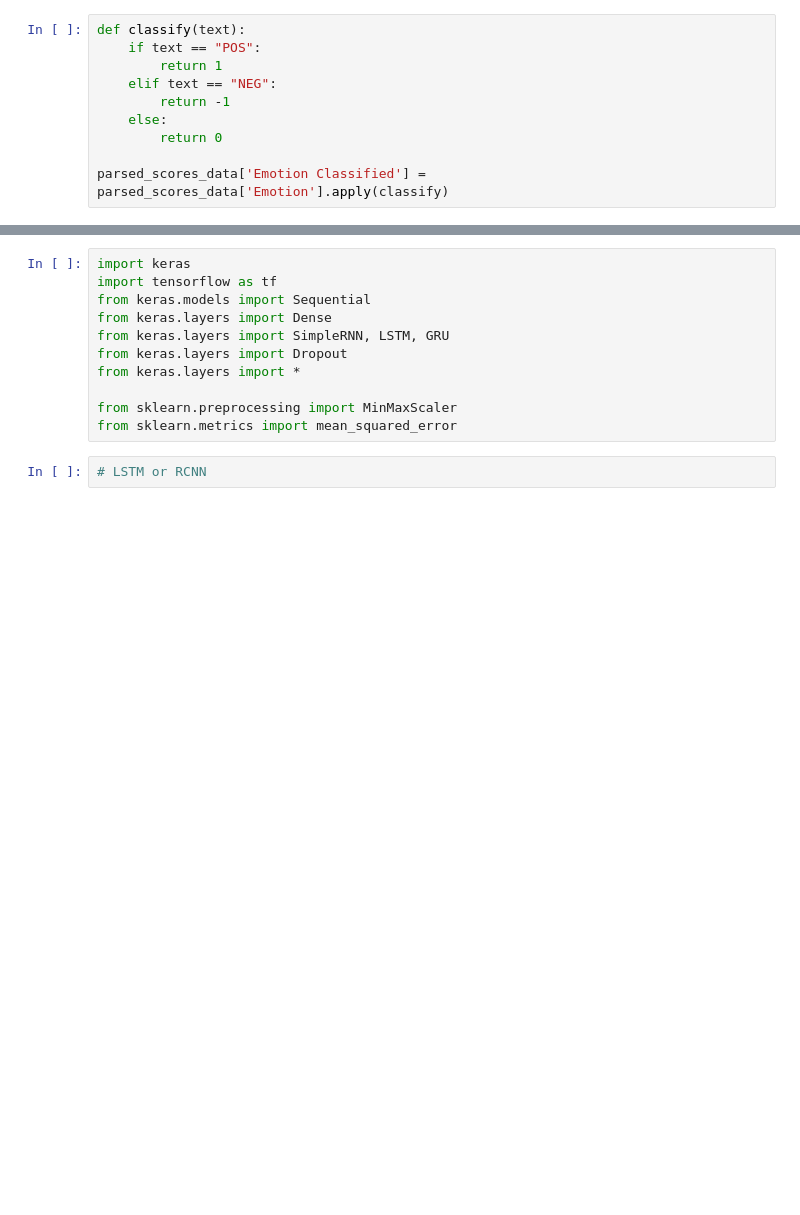
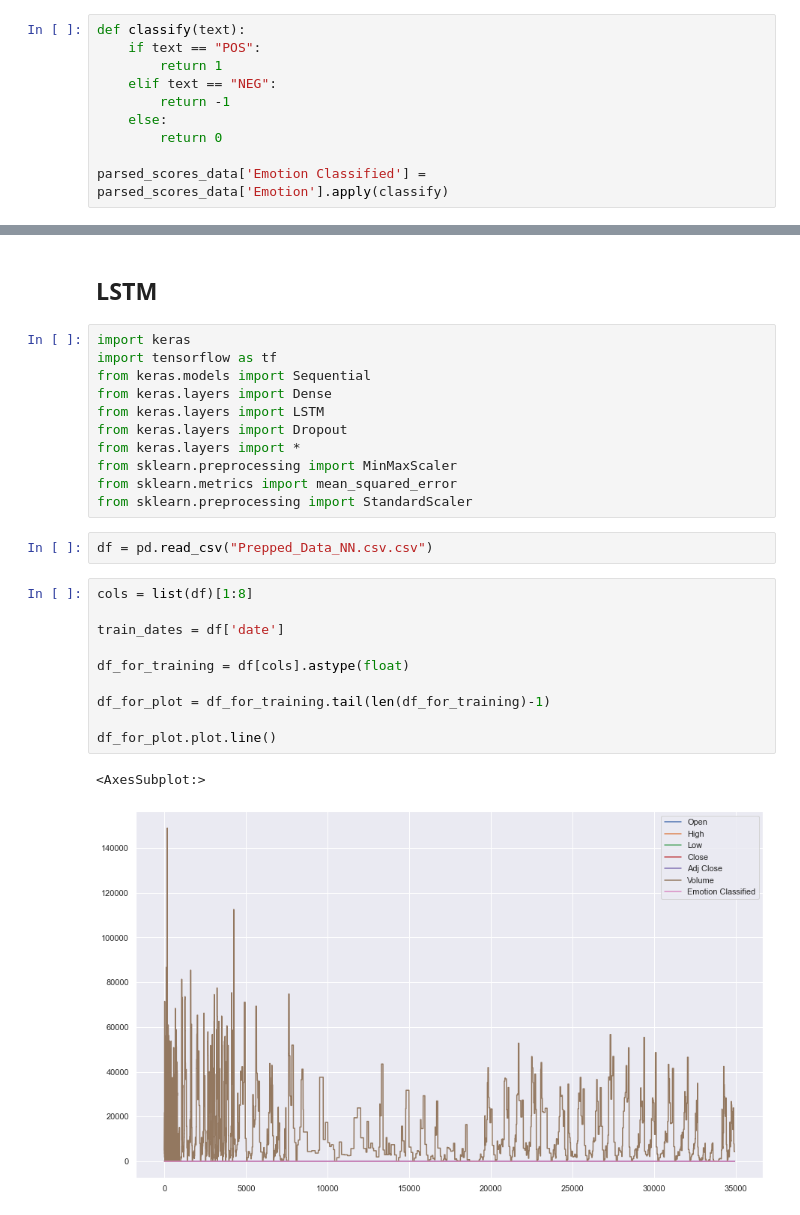
Before and after one commit to bhuwan1998/Sentiment_Analysis, a Jupyter notebook: Final_Data_Processing.ipynb, the cells around one changed output, grey strips where cells are left out. Saved outputs shown, nothing was run; the diff lists cells and outputs as text; blank space fills up the shorter version.

```diff
--- a/Final_Data_Processing.ipynb
+++ b/Final_Data_Processing.ipynb
@@ -219,13 +225,28 @@ train_model_data = stock_df.rename(columns={'date': 'ds', 'Adj Close': 'y'})
+# %% [markdown]
+## LSTM
 # %%
 import keras
 import tensorflow as tf
 from keras.models import Sequential
 from keras.layers import Dense
-from keras.layers import SimpleRNN, LSTM, GRU
+from keras.layers import LSTM
 from keras.layers import Dropout
 from keras.layers import *
-
 from sklearn.preprocessing import MinMaxScaler
 from sklearn.metrics import mean_squared_error
+from sklearn.preprocessing import StandardScaler
-# %%
-# LSTM or RCNN
+# %%
+df = pd.read_csv("Prepped_Data_NN.csv.csv")
+# %%
+cols = list(df)[1:8]
+
+train_dates = df['date']
+
+df_for_training = df[cols].astype(float)
+
+df_for_plot = df_for_training.tail(len(df_for_training)-1)
+
+df_for_plot.plot.line()
+# %% [output]
+<AxesSubplot:>
+[figure, added]
```
Also changed, not shown: parts of 22 cells of this notebook, 7 other files.
